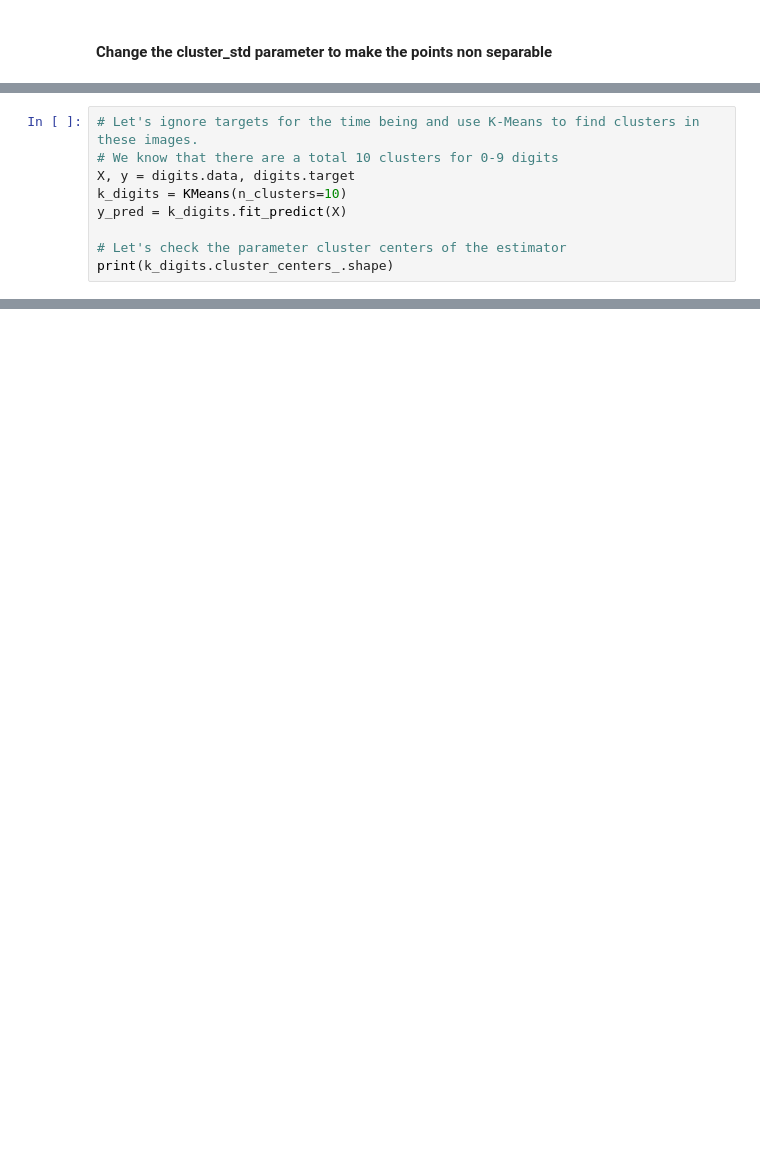
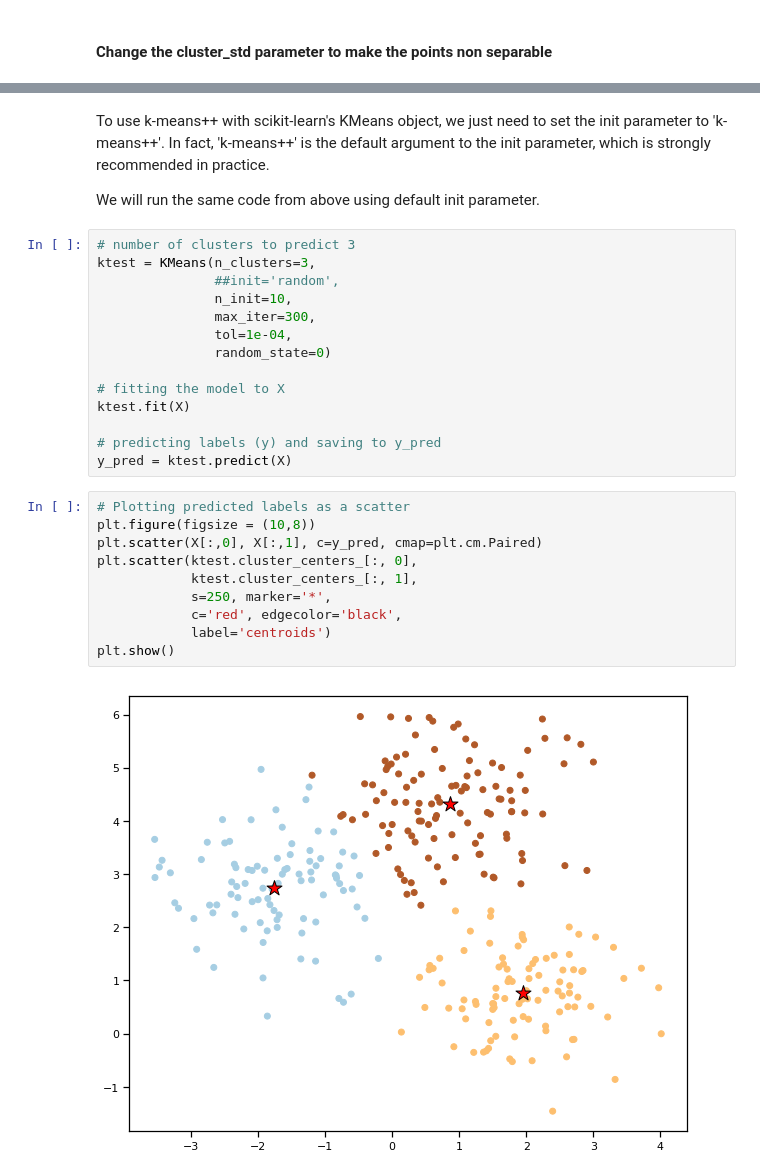
Before and after one commit to rvempati/Unsupervised-Learning, a Jupyter notebook: K-Means Clustering/K-Means Clustering - Few Examples.ipynb, the cells around one changed output, grey strips where cells are left out. Cells and saved outputs as stored; diff of their text form; blank space fills up the shorter version.

```diff
--- a/K-Means Clustering/K-Means Clustering - Few Examples.ipynb
+++ b/K-Means Clustering/K-Means Clustering - Few Examples.ipynb
@@ -175,9 +177,0 @@ dict_keys(['data', 'target', 'target_names', 'images', 'DESCR'])
-# %%
-# Let's ignore targets for the time being and use K-Means to find clusters in these images.
-# We know that there are a total 10 clusters for 0-9 digits
-X, y = digits.data, digits.target
-k_digits = KMeans(n_clusters=10)
-y_pred = k_digits.fit_predict(X)
-
-# Let's check the parameter cluster centers of the estimator
-print(k_digits.cluster_centers_.shape)
@@ -263,0 +190,30 @@ print(metrics.adjusted_mutual_info_score(y, y_pred))
+# %% [markdown]
+To use k-means++ with scikit-learn's KMeans object, we just need to set the init parameter to 'k-means++'. In fact, 'k-means++' is the default argument to the init parameter, which is strongly recommended in practice.
+
+We will run the same code from above using default init parameter.
+# %%
+# number of clusters to predict 3
+ktest = KMeans(n_clusters=3,
+               ##init='random',
+               n_init=10,
+               max_iter=300,
+               tol=1e-04,
+               random_state=0)
+
+# fitting the model to X
+ktest.fit(X)
+
+# predicting labels (y) and saving to y_pred
+y_pred = ktest.predict(X)
+# %%
+# Plotting predicted labels as a scatter
+plt.figure(figsize = (10,8))
+plt.scatter(X[:,0], X[:,1], c=y_pred, cmap=plt.cm.Paired)
+plt.scatter(ktest.cluster_centers_[:, 0],
+            ktest.cluster_centers_[:, 1],
+            s=250, marker='*',
+            c='red', edgecolor='black',
+            label='centroids')
+plt.show()
+# %% [output]
+[figure, added]
```
Also changed, not shown: parts of 40 cells of this notebook, 9 other files.
